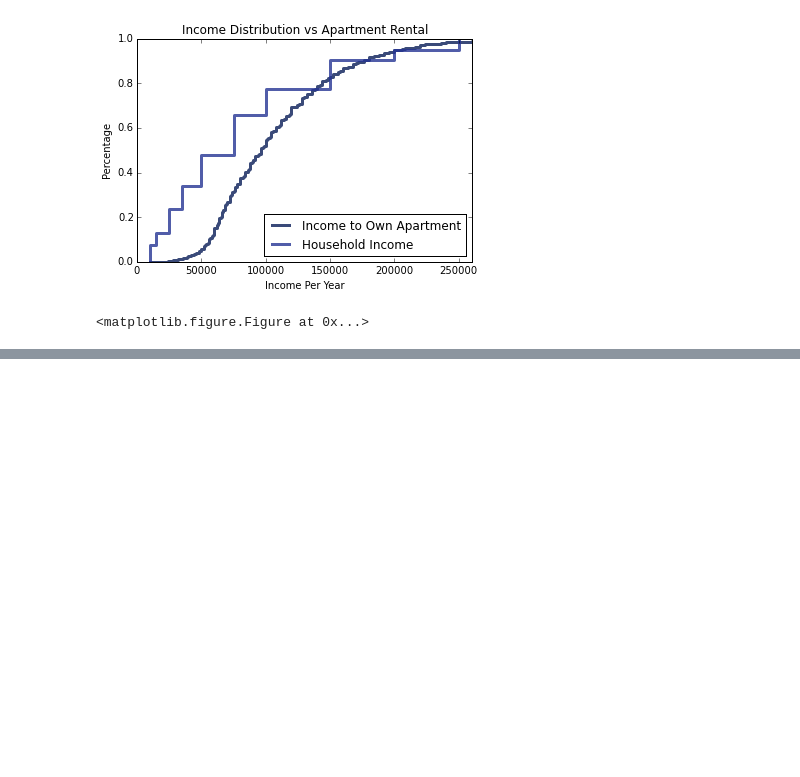
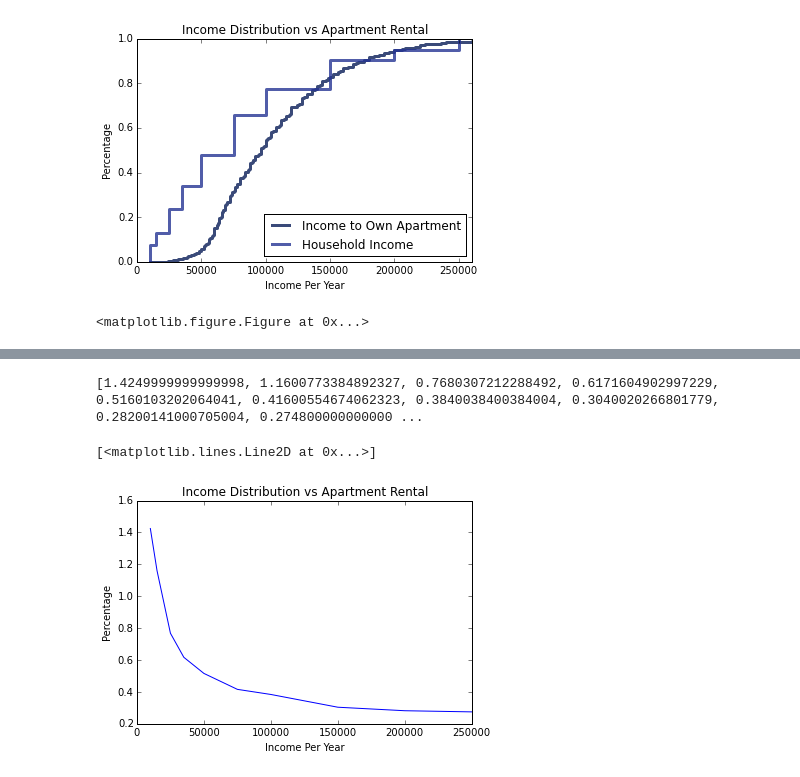
Before and after one commit to cwallac/DataScience, a Jupyter notebook: ApartmentRentalPrice.ipynb, the cells around one changed output, grey strips where cells are left out. Cells and saved outputs as stored; diff of their text form; code cells hidden in the pictures; blank space fills up the shorter version.

```diff
--- a/ApartmentRentalPrice.ipynb
+++ b/ApartmentRentalPrice.ipynb
@@ -30,0 +48,16 @@ HouseholdSample = cdf.Sample(3402)
+# %%
+incomeDf['Ratio'] = incomeDf['Ratio'].astype(np.float)
+ratios = [incomeDf[incomeDf.HouseholdIncome == 10000].Ratio.median(),incomeDf[incomeDf.HouseholdIncome == 14999].Ratio.median(),incomeDf[incomeDf.HouseholdIncome == 24999].Ratio.median(),incomeDf[incomeDf.HouseholdIncome == 34999].Ratio.median(),incomeDf[incomeDf.HouseholdIncome == 49999].Ratio.median(),incomeDf[incomeDf.HouseholdIncome == 74999].Ratio.median(),incomeDf[incomeDf.HouseholdIncome == 99999].Ratio.median(),incomeDf[incomeDf.HouseholdIncome == 149999].Ratio.median(),incomeDf[incomeDf.HouseholdIncome == 199999].Ratio.median(),incomeDf[incomeDf.HouseholdIncome == 250000].Ratio.median()]
+print ratios
+# %% [output]
+[1.4249999999999998, 1.1600773384892327, 0.7680307212288492, 0.6171604902997229, 0.5160103202064041, 0.41600554674062323, 0.3840038400384004, 0.3040020266801779, 0.28200141000705004, 0.274800000000000 ...
+# %%
+
+#thinkplot.Cdf(midCdf)
+import matplotlib.pyplot as plt
+
+thinkplot.config(title="Income Distribution vs Apartment Rental",xlabel="Income Per Year",Legend=True,ylabel="Percentage")
+plt.plot(incomeBrackets,ratios)
+# %% [output]
+[<matplotlib.lines.Line2D at 0x...>]
+[figure, added]
```
Also changed, not shown: parts of 2 cells of this notebook.
